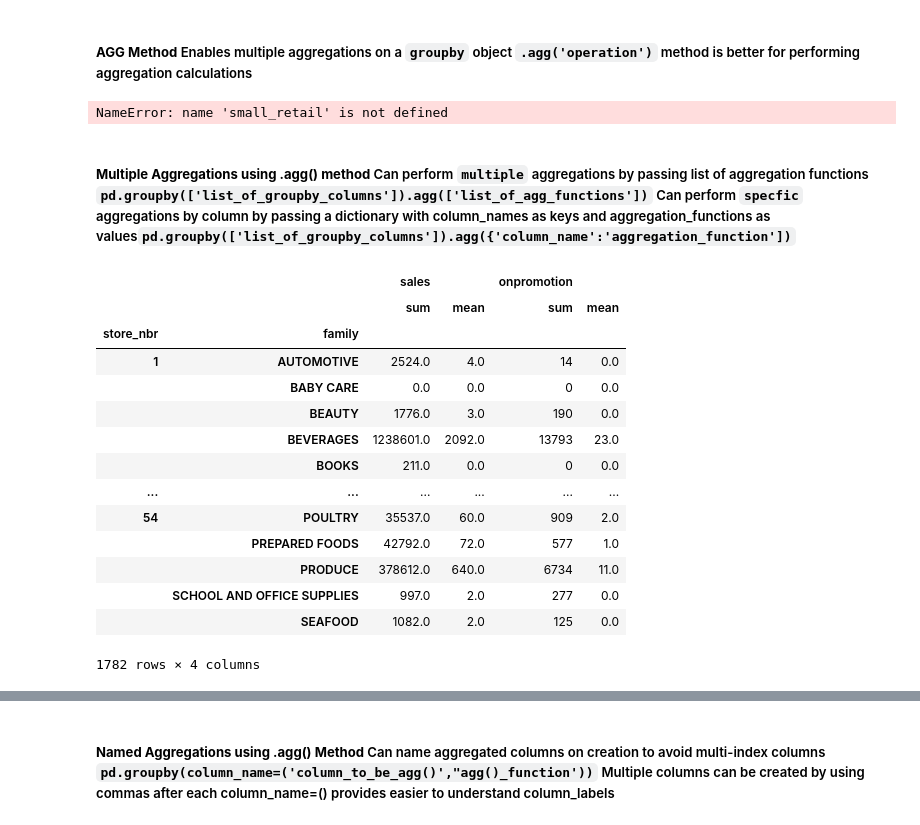
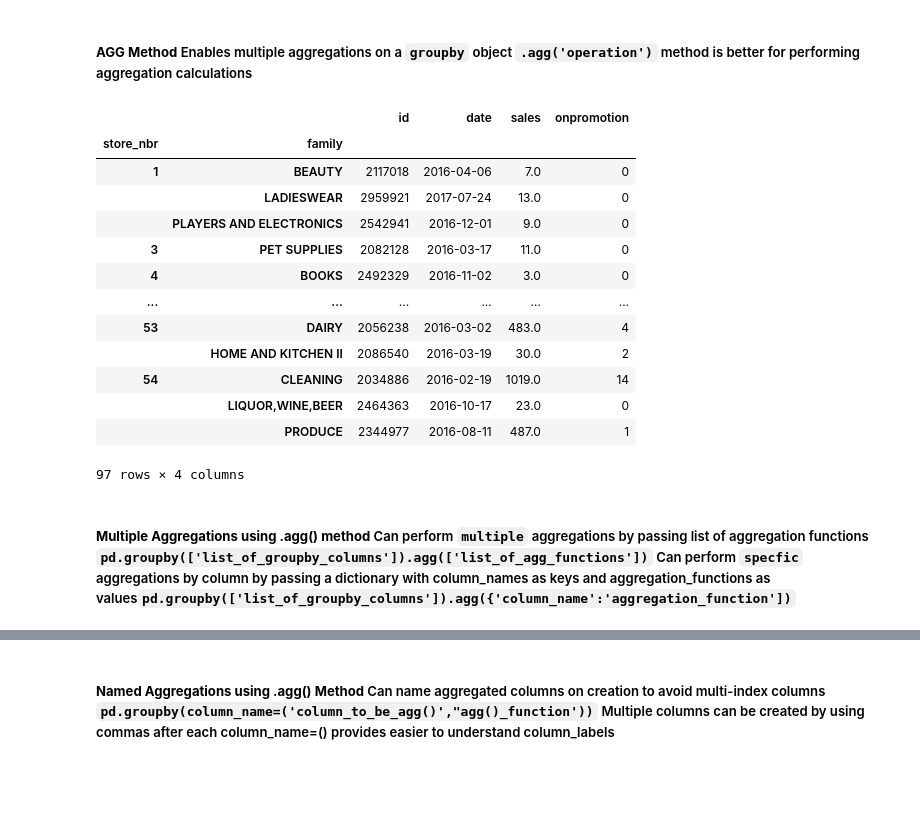
Before and after one commit to jameslaurence82/Udemy-Python_DataAnalysis_NumpyPandas, a Jupyter notebook: PdDF_Aggregating_AggregatingGroups.ipynb, the cells around one changed output, grey strips where cells are left out. Drawn from its saved outputs; the diff is of its cells as text; code cells hidden in the pictures; blank space fills up the shorter version.

```diff
--- a/PdDF_Aggregating_AggregatingGroups.ipynb
+++ b/PdDF_Aggregating_AggregatingGroups.ipynb
@@ -37,31 +37,28 @@ sample_df
 ##### **AGG Method**</br> Enables multiple aggregations on a `groupby` object</br> `.agg('operation')` method is better for performing aggregation calculations
 # %%
 # using .agg('operation) will perform the operation on all applicable columns
-small_retail.groupby(['store_nbr', 'family']).agg('sum').round()
+sample_df.groupby(['store_nbr', 'family']).agg('sum').round()
 # 'sum' is applied to sales and onpromtion columns
 # %% [output]
+|  |  | id | date | sales | onpromotion |
+| store_nbr | family |  |  |  |  |
+| 1 | BEAUTY | 2117018 | 2016-04-06 | 7.0 | 0 |
+|  | LADIESWEAR | 2959921 | 2017-07-24 | 13.0 | 0 |
+|  | PLAYERS AND ELECTRONICS | 2542941 | 2016-12-01 | 9.0 | 0 |
+| 3 | PET SUPPLIES | 2082128 | 2016-03-17 | 11.0 | 0 |
+| 4 | BOOKS | 2492329 | 2016-11-02 | 3.0 | 0 |
+| ... | ... | ... | ... | ... | ... |
+| 53 | DAIRY | 2056238 | 2016-03-02 | 483.0 | 4 |
+|  | HOME AND KITCHEN II | 2086540 | 2016-03-19 | 30.0 | 2 |
+| 54 | CLEANING | 2034886 | 2016-02-19 | 1019.0 | 14 |
+|  | LIQUOR,WINE,BEER | 2464363 | 2016-10-17 | 23.0 | 0 |
+|  | PRODUCE | 2344977 | 2016-08-11 | 487.0 | 1 |
-NameError: name 'small_retail' is not defined
+97 rows × 4 columns
 # %% [markdown]
 ##### **Multiple Aggregations using .agg() method**</br> Can perform `multiple` aggregations by passing list of aggregation functions </br>`pd.groupby(['list_of_groupby_columns']).agg(['list_of_agg_functions'])` </br> Can perform `specfic` aggregations by column by passing a dictionary with column_names as keys and aggregation_functions as values</br>`pd.groupby(['list_of_groupby_columns']).agg({'column_name':'aggregation_function'])`
 # %%
 # using .agg('operation) will perform the operation on all applicable columns
-small_retail.groupby(['store_nbr', 'family']).agg(['sum','mean']).round()
-# 'sum' and 'mean' applied to sales and onpromtion columns and creates multilevel column index
+# sample_df.groupby(['store_nbr', 'family']).agg(['mean']).round()
+# 'mean' will cause an error because some columns cannot have that operation performed on it
-# %% [output]
-|  |  | sales |  | onpromotion |  |
-|  |  | sum | mean | sum | mean |
-| store_nbr | family |  |  |  |  |
-| 1 | AUTOMOTIVE | 2524.0 | 4.0 | 14 | 0.0 |
-|  | BABY CARE | 0.0 | 0.0 | 0 | 0.0 |
-|  | BEAUTY | 1776.0 | 3.0 | 190 | 0.0 |
-|  | BEVERAGES | 1238601.0 | 2092.0 | 13793 | 23.0 |
-|  | BOOKS | 211.0 | 0.0 | 0 | 0.0 |
-| ... | ... | ... | ... | ... | ... |
-| 54 | POULTRY | 35537.0 | 60.0 | 909 | 2.0 |
-|  | PREPARED FOODS | 42792.0 | 72.0 | 577 | 1.0 |
-|  | PRODUCE | 378612.0 | 640.0 | 6734 | 11.0 |
-|  | SCHOOL AND OFFICE SUPPLIES | 997.0 | 2.0 | 277 | 0.0 |
-|  | SEAFOOD | 1082.0 | 2.0 | 125 | 0.0 |
-1782 rows × 4 columns
 # %%
 # Multiple Aggregations 'sales' to have 'sum' and 'mean', 'onpromotion' to have 'min' and 'max'
```
Also changed, not shown: parts of 10 cells of this notebook, 3 other files.
